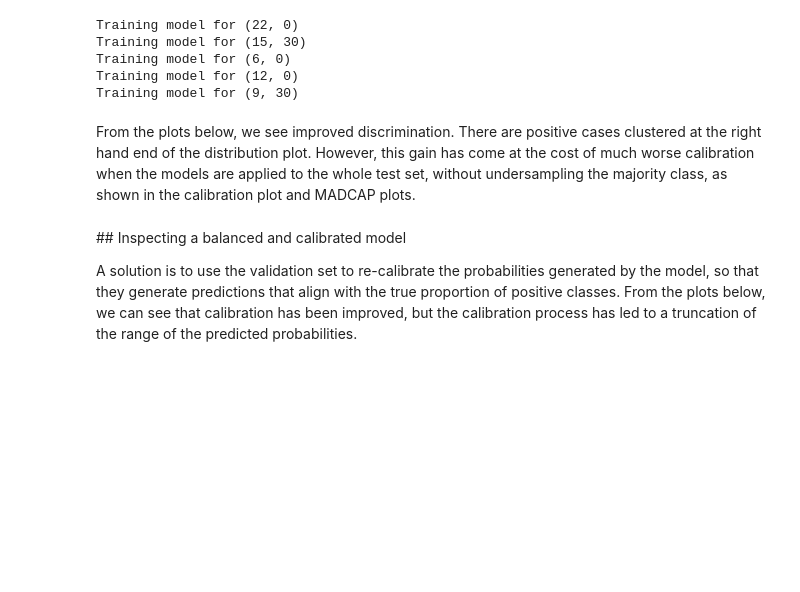
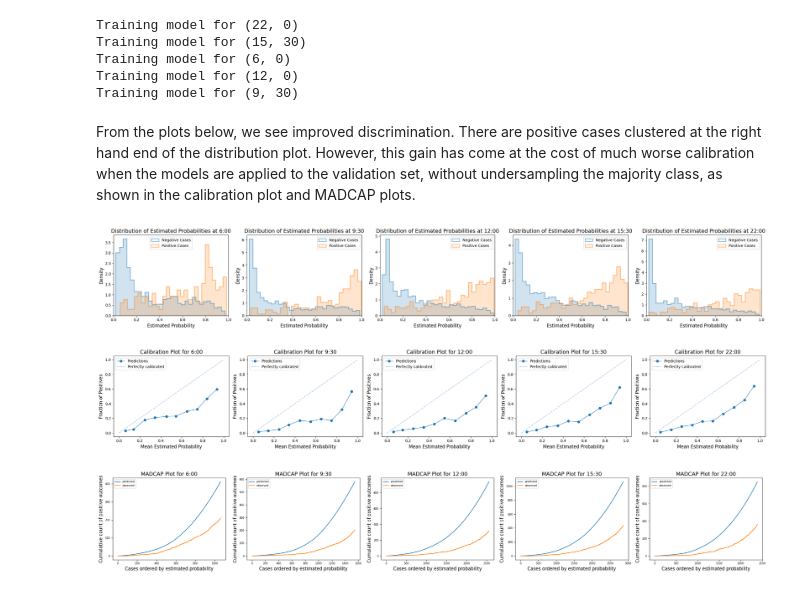
Before and after one commit to UCL-CORU/patientflow, a Jupyter notebook: notebooks/2c_Evaluate_patient_snapshot_models.ipynb, the cells around one changed output. Drawn from its saved outputs; the diff is of its cells as text; code cells hidden in the pictures; blank space fills up the shorter version.

```diff
--- a/notebooks/2c_Evaluate_patient_snapshot_models.ipynb
+++ b/notebooks/2c_Evaluate_patient_snapshot_models.ipynb
@@ -319,28 +358,33 @@ Training model for (6, 0)
 Training model for (12, 0)
 Training model for (9, 30)
 # %% [markdown]
-From the plots below, we see improved discrimination. There are positive cases clustered at the right hand end of the distribution plot. However, this gain has come at the cost of much worse calibration when the models are applied to the whole test set, without undersampling the majority class, as shown in the calibration plot and MADCAP plots.
+From the plots below, we see improved discrimination. There are positive cases clustered at the right hand end of the distribution plot. However, this gain has come at the cost of much worse calibration when the models are applied to the validation set, without undersampling the majority class, as shown in the calibration plot and MADCAP plots.
 # %%
 from patientflow.viz.estimated_probabilities import plot_estimated_probabilities
 from patientflow.viz.calibration import plot_calibration
 from patientflow.viz.madcap import plot_madcap
 
 plot_estimated_probabilities(
     trained_models=trained_models,
-    test_visits=test_visits
+    test_visits=valid_visits,
+    show=True,
+    #suptitle="Balanced model (uncalibrated)"  # optional
 )
 plot_calibration(
     trained_models=trained_models,
-    test_visits=test_visits
+    test_visits=valid_visits,
+    show=True,
     # strategy="quantile",  # optional
-    # suptitle="Base model with balanced training data"  # optional
+    #suptitle="Balanced model (uncalibrated)"  # optional
 )
 
 plot_madcap(
     trained_models=trained_models,
-    test_visits=test_visits
+    test_visits=valid_visits,
+    show=True,
+    #suptitle="Balanced model (uncalibrated)"  # optional
 )
+# %% [output]
+[figure, added]
+[figure, added]
+[figure, added]
-# %% [markdown]
-## Inspecting a balanced and calibrated model
-
-A solution is to use the validation set to re-calibrate the probabilities generated by the model, so that they generate predictions that align with the true proportion of positive classes. From the plots below, we can see that calibration has been improved, but the calibration process has led to a truncation of the range of the predicted probabilities.
```
Also changed, not shown: parts of 31 cells of this notebook, 33 other files.
